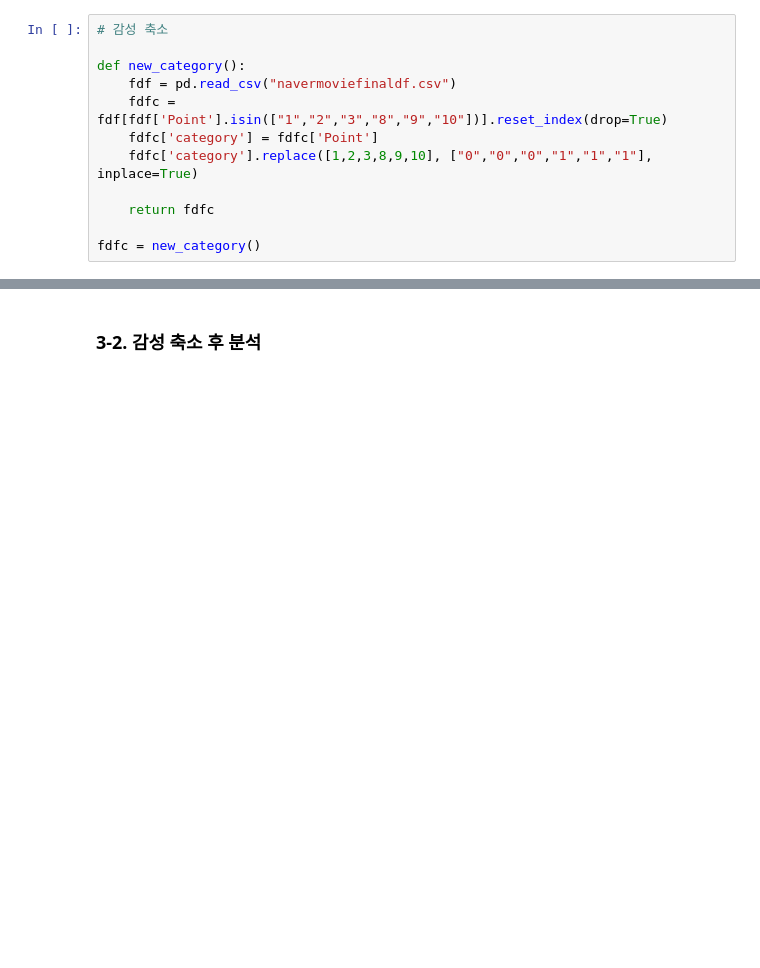
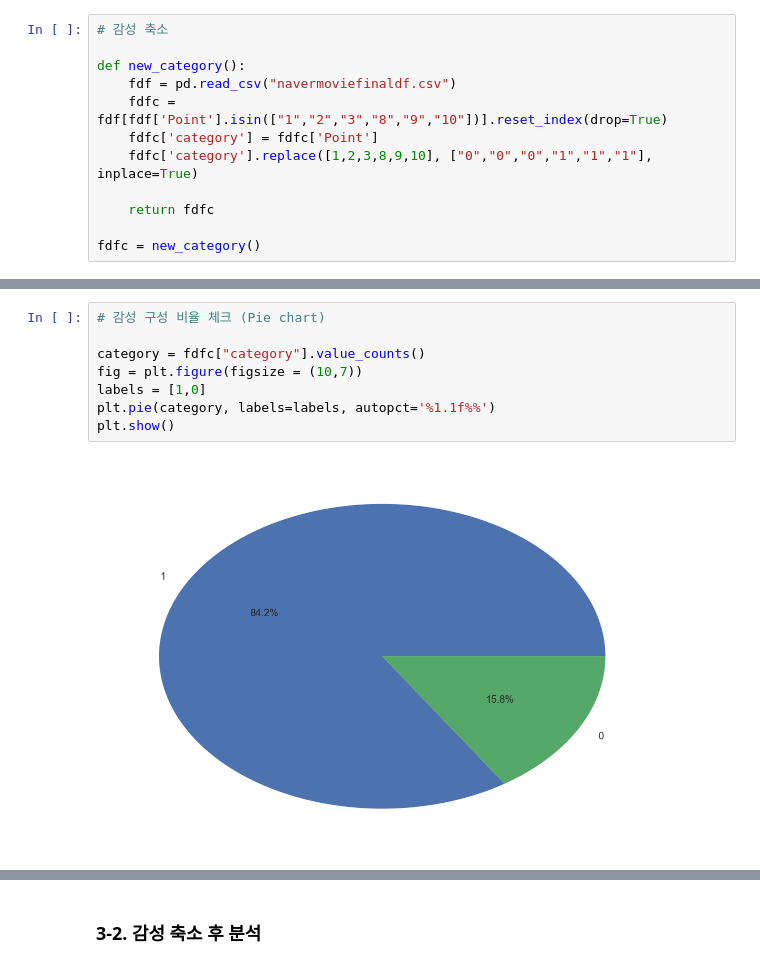
Before and after one commit to UPRMG/Project, a Jupyter notebook: Project/2. Naver_movie/naver movie 감성 분석.ipynb, the cells around one changed output, grey strips where cells are left out. Drawn from its saved outputs; the diff is of its cells as text; blank space fills up the shorter version.

```diff
--- a/Project/2. Naver_movie/naver movie 감성 분석.ipynb
+++ b/Project/2. Naver_movie/naver movie 감성 분석.ipynb
@@ -467,3 +483,13 @@ fdfc.tail()
 | 8611 | 2 | 월요일이 사라졌다 | 나쁜놈들 혼자보기 아까워서 혜자별점 줬냐 ㅋㅋㅋ리 영화 공상... | 14011799 | 0 |
 | 8612 | 8 | 그렘린 | 정말 재미있다. 그래서 아이들한테 보여주고 싶다. | 14011796 | 1 |
 | 8613 | 10 | 그날, 바다 | 영화보는내내 충격이였다 울고오진않을까..걱정되어 준비해간 휴... | 14011794 | 1 |
+# %%
+# 감성 구성 비율 체크 (Pie chart)
+
+category = fdfc["category"].value_counts()
+fig = plt.figure(figsize = (10,7))
+labels = [1,0]
+plt.pie(category, labels=labels, autopct='%1.1f%%')
+plt.show()
+# %% [output]
+[figure, added]
```
Also changed, not shown: parts of 7 cells of this notebook, 7 other files.
